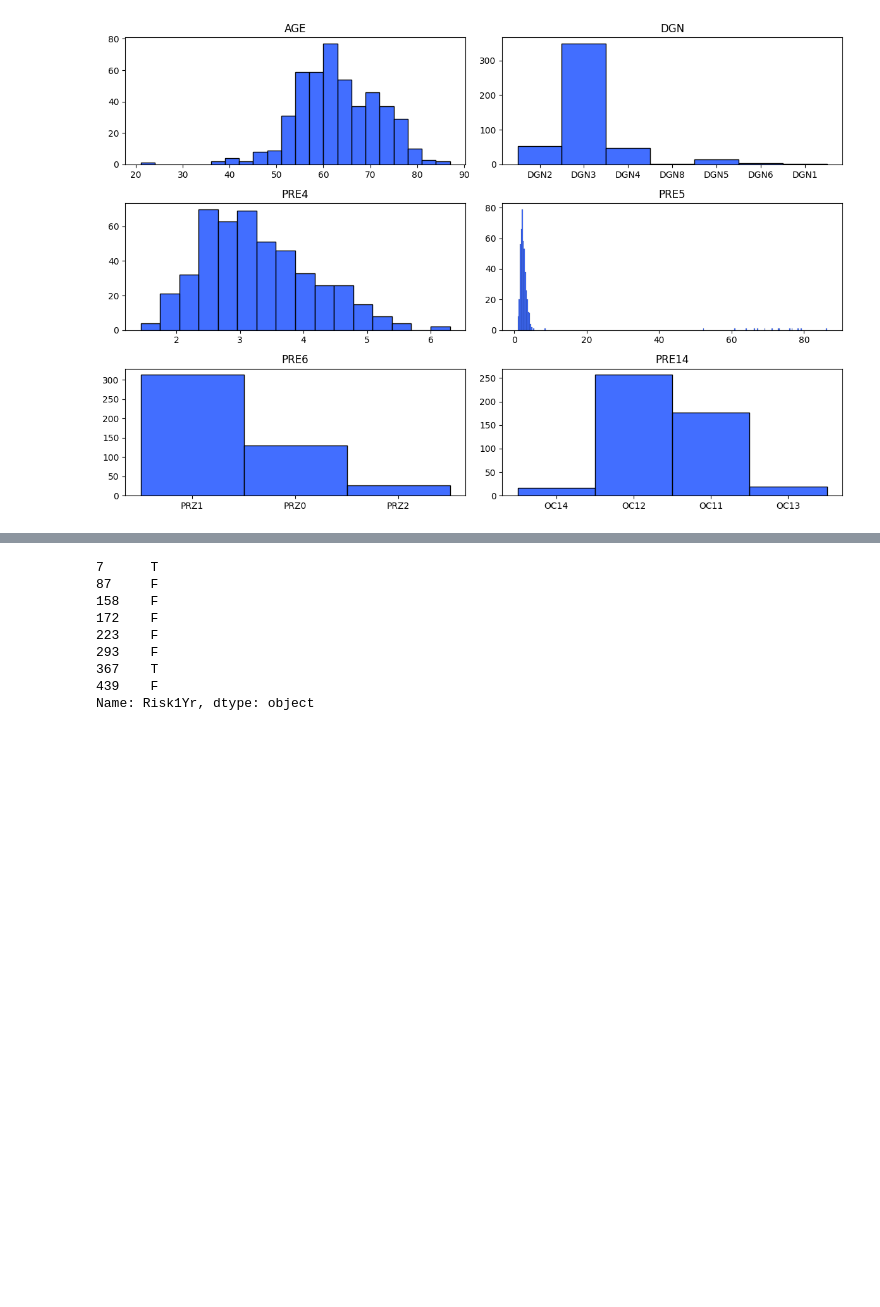
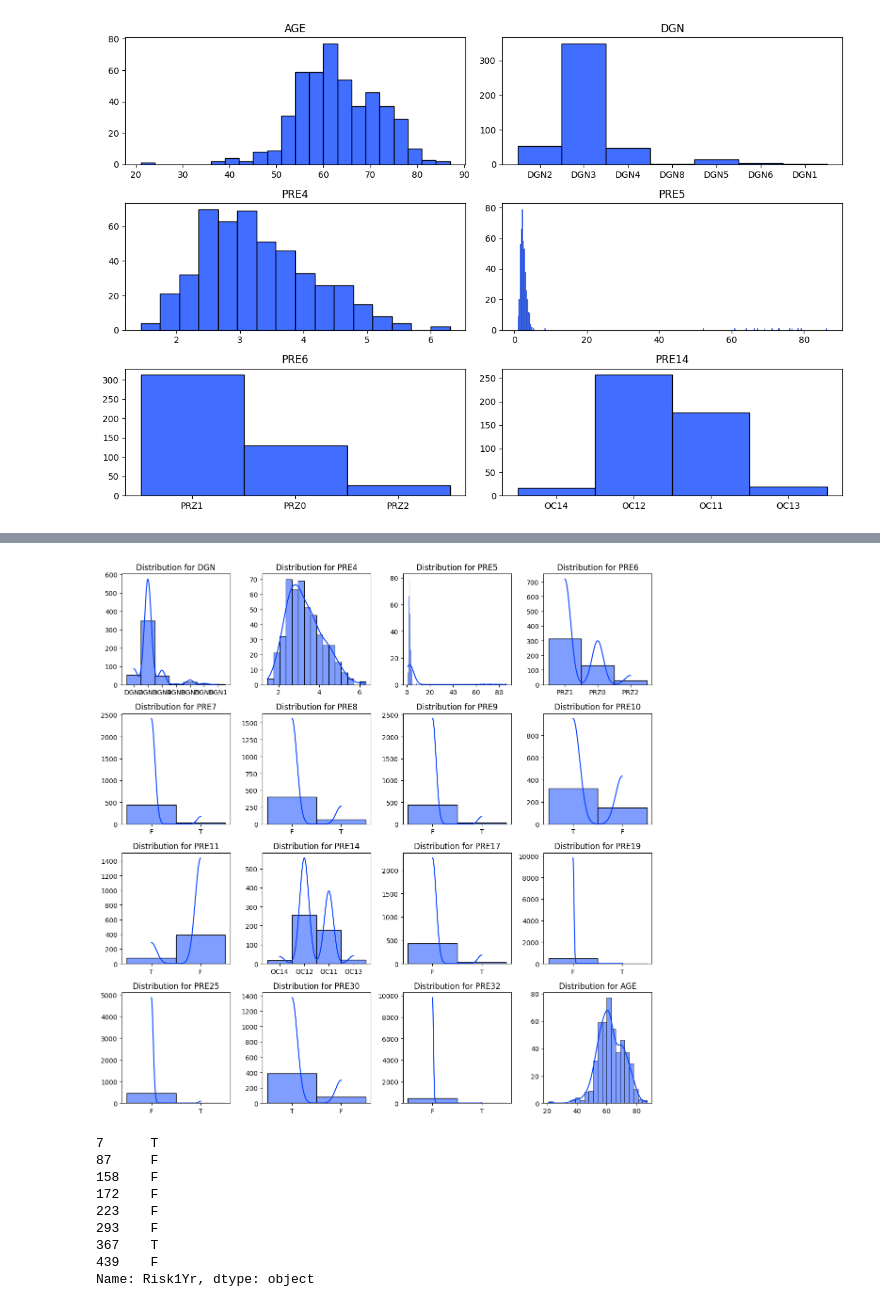
Before and after one commit to milicaj00/ML-P1-Classification, a Jupyter notebook: proba.ipynb, the cells around one changed output, grey strips where cells are left out. Saved outputs shown, nothing was run; the diff lists cells and outputs as text; code cells hidden in the pictures; blank space fills up the shorter version.

```diff
--- a/proba.ipynb
+++ b/proba.ipynb
@@ -205,6 +147,0 @@ pyplot.show()
-# %%
-for column in data.columns[:-2]:
-    pyplot.figure(figsize=(5, 3))
-    sns.histplot(data[column], kde=True)
-    pyplot.title(f'Distribution of {column}')
-    pyplot.show()
@@ -225,2 +148,16 @@ for column in data.columns[:-2]:
+# %%
+fig, axes = pyplot.subplots(4, 4, figsize=(12, 12))
+axes = axes.flatten()
+
+for i, column in enumerate(data.columns[:-1]):
+    sns.histplot(x=column, data=data, ax=axes[i], kde=True)
+    axes[i].set_title(f'Distribution for {column}')
+    axes[i].set_xlabel('')
+    axes[i].set_ylabel('')
+
+pyplot.tight_layout()
+pyplot.show()
+# %% [output]
+[figure, added]
 # %%
 filtered_data = data1.loc[data1['PRE25'] == 'T', 'Risk1Yr']
```
Also changed, not shown: parts of 4 cells of this notebook.
